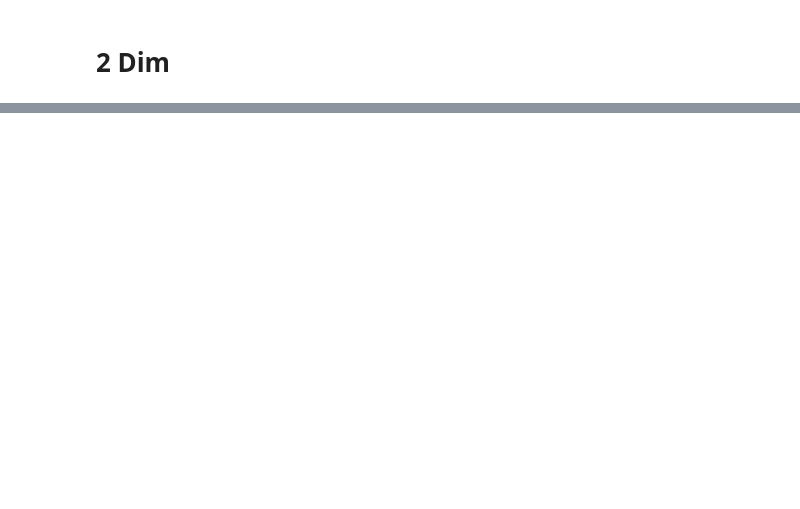
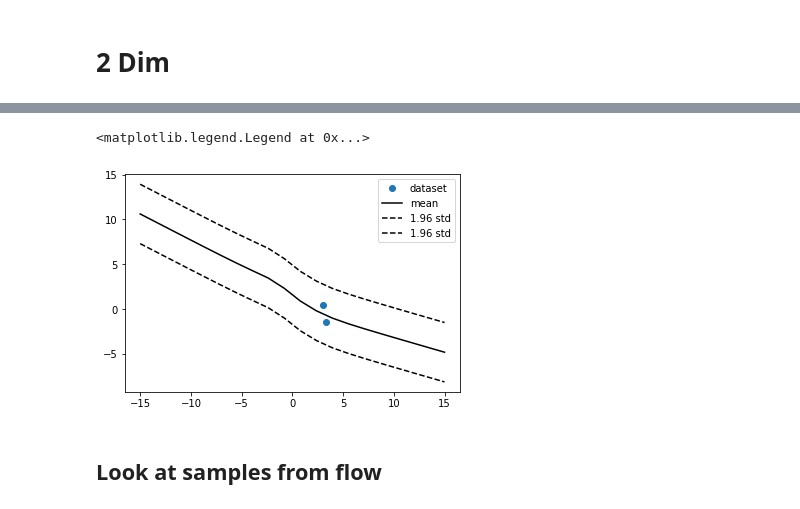
Before and after one commit to lollcat/FAB-2021, a Jupyter notebook: Notebooks/BNNs.ipynb, the cells around one changed output, grey strips where cells are left out. Drawn from its saved outputs; the diff is of its cells as text; code cells hidden in the pictures; blank space fills up the shorter version.

```diff
--- a/Notebooks/BNNs.ipynb
+++ b/Notebooks/BNNs.ipynb
@@ -53,0 +94,17 @@ for _ in range(5):
+# %%
+x_space = torch.linspace(-15, 15, 20)[:, None, None]
+posterior = target.target.model.posterior_y_given_x(x_space)
+mean = posterior.loc.detach()
+upper_bound = torch.squeeze(mean) + torch.squeeze(torch.sqrt(posterior.covariance_matrix)*1.96).detach()
+lower_bound = torch.squeeze(mean) - torch.squeeze(torch.sqrt(posterior.covariance_matrix)*1.96).detach()
+# %%
+plt.plot(torch.squeeze(target.X), torch.squeeze(target.Y), "o", label = "dataset")
+plt.plot(torch.squeeze(x_space), torch.squeeze(mean), "-", c="black", label="mean")
+plt.plot(torch.squeeze(x_space), torch.squeeze(upper_bound), "--", c="black", label="1.96 std")
+plt.plot(torch.squeeze(x_space), torch.squeeze(lower_bound), "--", c="black", label="1.96 std")
+plt.legend()
+# %% [output]
+<matplotlib.legend.Legend at 0x...>
+[figure, added]
+# %% [markdown]
+## Look at samples from flow
```
Also changed, not shown: parts of 18 cells of this notebook, 2 other files.
